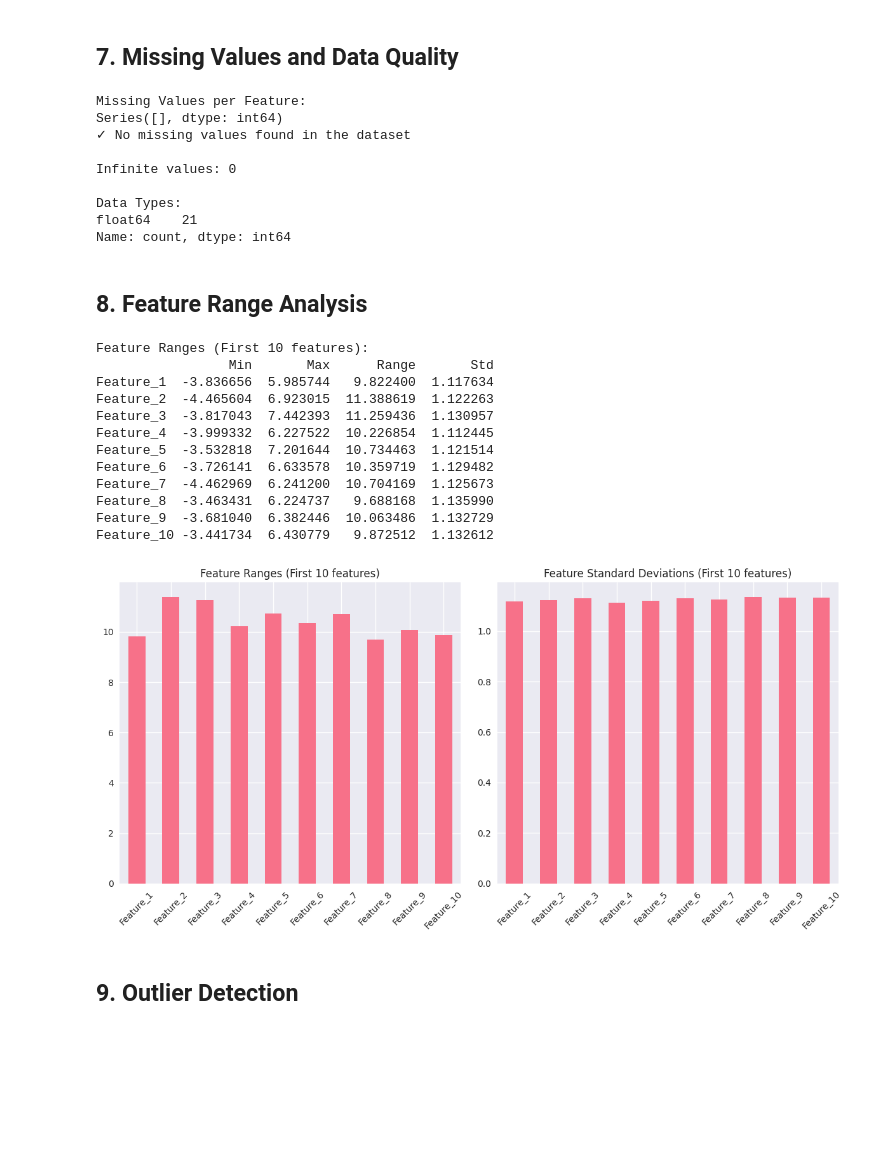
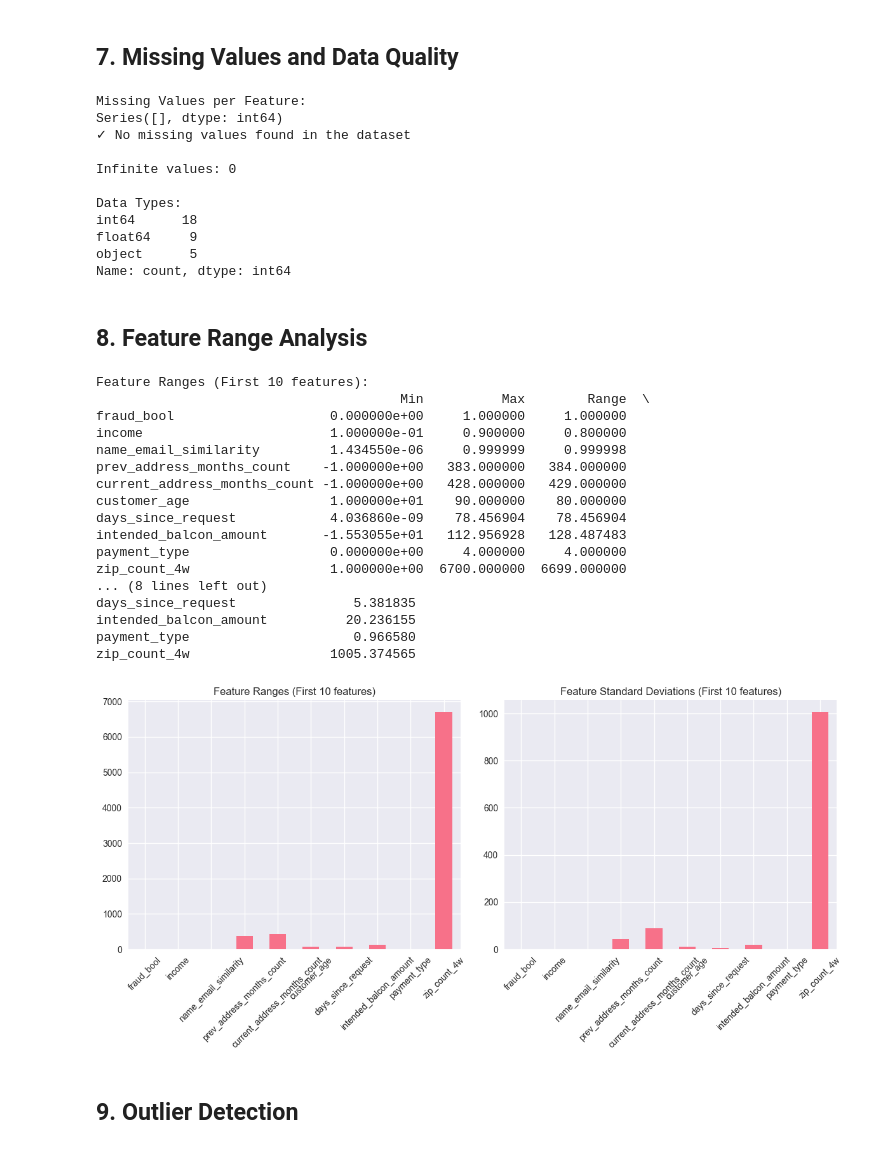
Before and after one commit to Anu27n/Project1, a Jupyter notebook: notebooks/01_data_exploration.ipynb, the cells around one changed output. Cells and saved outputs as stored; diff of their text form; code cells hidden in the pictures; blank space fills up the shorter version.

```diff
--- a/notebooks/01_data_exploration.ipynb
+++ b/notebooks/01_data_exploration.ipynb
@@ -38,10 +27,8 @@ We'll start by loading the fraud detection dataset. For development purposes, we
 # %%
-# Generate synthetic fraud data for exploration
-print("Generating synthetic fraud detection data...")
-X, y = generate_synthetic_fraud_data(n_samples=10000, n_features=20, fraud_rate=0.05)
+# Load dataset
+dataset_path = 'dataset/Base.csv'
+data = pd.read_csv(dataset_path)
 
-print(f"Dataset shape: {X.shape}")
-print(f"Number of features: {X.shape[1]}")
-print(f"Number of samples: {X.shape[0]}")
-print(f"Fraud rate: {y.mean():.3f} ({np.sum(y)} fraud cases out of {len(y)} total)")
+print("Dataset loaded successfully!")
+print(data.head())
 # %% [output]
@@ -128,9 +132,14 @@ plt.show()
 # %% [markdown]
 ## 5. Correlation Analysis
 # %%
-# Calculate correlation with target variable
-correlations_with_target = df.corr()['Class'].sort_values(ascending=False)
-print("Correlation with Target Variable (Class):")
+# Encode categorical features
+data_encoded = data.copy()
+for col in data_encoded.select_dtypes(include=['object', 'category']).columns:
+    data_encoded[col] = data_encoded[col].astype('category').cat.codes
+
+# Now calculate correlation with target variable
+correlations_with_target = data_encoded.corr()['fraud_bool'].sort_values(ascending=False)
+print("Correlation with Target Variable (fraud_bool):")
 print(correlations_with_target[:-1])  # Exclude self-correlation
 
 # Plot top correlated features
@@ -200,7 +215,7 @@ max      5.985744    6.923015    7.442393    6.227522    7.201644
 ## 7. Missing Values and Data Quality
 # %%
 # Check for missing values
-missing_values = df.isnull().sum()
+missing_values = data.isnull().sum()
 print("Missing Values per Feature:")
 print(missing_values[missing_values > 0])
 
@@ -208,12 +223,12 @@ if missing_values.sum() == 0:
     print("✓ No missing values found in the dataset")
 
 # Check for infinite values
-infinite_values = np.isinf(X).sum()
+infinite_values = np.isinf(data.select_dtypes(include=[np.number])).sum().sum()
 print(f"\nInfinite values: {infinite_values}")
 
 # Check data types
 print("\nData Types:")
-print(df.dtypes.value_counts())
+print(data.dtypes.value_counts())
 # %% [output]
 Missing Values per Feature:
 Series([], dtype: int64)
@@ -222,50 +237,57 @@ Series([], dtype: int64)
 Infinite values: 0
 
 Data Types:
-float64    21
+int64      18
+float64     9
+object      5
 Name: count, dtype: int64
 # %% [markdown]
 ## 8. Feature Range Analysis
 # %%
 # Analyze feature ranges
 feature_ranges = pd.DataFrame({
-    'Min': X.min(axis=0),
-    'Max': X.max(axis=0),
-    'Range': X.max(axis=0) - X.min(axis=0),
-    'Std': X.std(axis=0)
-}, index=feature_names)
+    'Min': data_encoded.min(axis=0),
+    'Max': data_encoded.max(axis=0),
+    'Range': data_encoded.max(axis=0) - data_encoded.min(axis=0),
+    'Std': data_encoded.std(axis=0)
+}, index=data_encoded.columns)
 
 print("Feature Ranges (First 10 features):")
 print(feature_ranges.head(10))
 
 # Plot feature ranges
 plt.figure(figsize=(12, 6))
 plt.subplot(1, 2, 1)
 feature_ranges['Range'][:10].plot(kind='bar')
 plt.title('Feature Ranges (First 10 features)')
 plt.xticks(rotation=45)
 
 plt.subplot(1, 2, 2)
 feature_ranges['Std'][:10].plot(kind='bar')
 plt.title('Feature Standard Deviations (First 10 features)')
 plt.xticks(rotation=45)
 
 plt.tight_layout()
 plt.show()
 # %% [output]
 Feature Ranges (First 10 features):
-                 Min       Max      Range       Std
-Feature_1  -3.836656  5.985744   9.822400  1.117634
-Feature_2  -4.465604  6.923015  11.388619  1.122263
-Feature_3  -3.817043  7.442393  11.259436  1.130957
-Feature_4  -3.999332  6.227522  10.226854  1.112445
-Feature_5  -3.532818  7.201644  10.734463  1.121514
-Feature_6  -3.726141  6.633578  10.359719  1.129482
-Feature_7  -4.462969  6.241200  10.704169  1.125673
-Feature_8  -3.463431  6.224737   9.688168  1.135990
-Feature_9  -3.681040  6.382446  10.063486  1.132729
-Feature_10 -3.441734  6.430779   9.872512  1.132612
+                                       Min          Max        Range  \
+fraud_bool                    0.000000e+00     1.000000     1.000000
+income                        1.000000e-01     0.900000     0.800000
+name_email_similarity         1.434550e-06     0.999999     0.999998
+prev_address_months_count    -1.000000e+00   383.000000   384.000000
+current_address_months_count -1.000000e+00   428.000000   429.000000
+customer_age                  1.000000e+01    90.000000    80.000000
+days_since_request            4.036860e-09    78.456904    78.456904
+intended_balcon_amount       -1.553055e+01   112.956928   128.487483
+payment_type                  0.000000e+00     4.000000     4.000000
+zip_count_4w                  1.000000e+00  6700.000000  6699.000000
+... (8 lines left out)
+days_since_request               5.381835
+intended_balcon_amount          20.236155
+payment_type                     0.966580
+zip_count_4w                  1005.374565
-[figure, old version]
+[figure, new version]
 # %% [markdown]
 ## 9. Outlier Detection
 # %%
```
Also changed, not shown: parts of 13 cells of this notebook, 25 other files.
